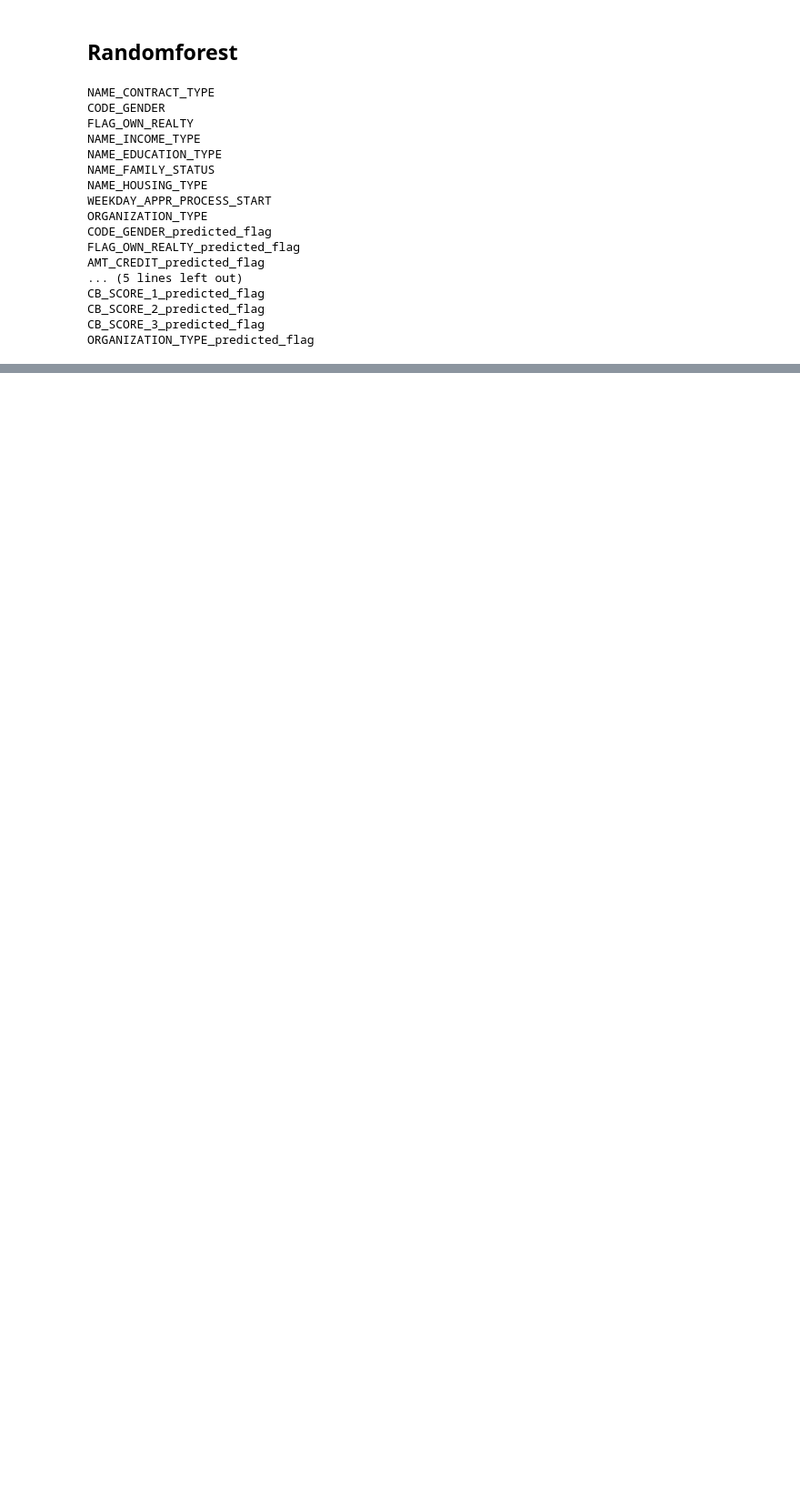
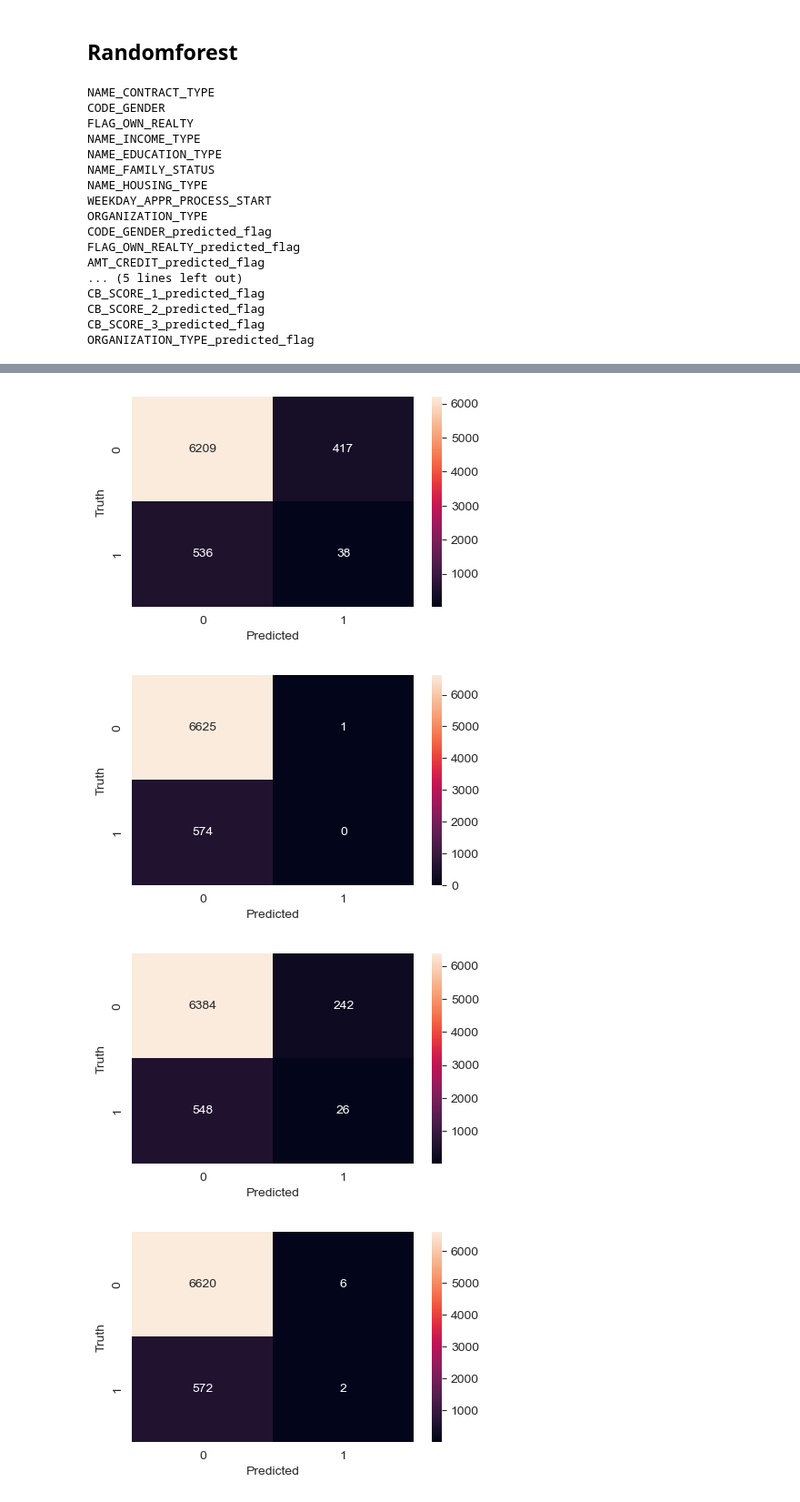
Before and after one commit to yellowlemontea/JB_DS2, a Jupyter notebook: Jun_working_file_230911.ipynb, the cells around one changed output, grey strips where cells are left out. Shown at 91% size. Drawn from its saved outputs; the diff is of its cells as text; code cells hidden in the pictures; blank space fills up the shorter version.

```diff
--- a/Jun_working_file_230911.ipynb
+++ b/Jun_working_file_230911.ipynb
@@ -1029,7 +1071,7 @@ ORGANIZATION_TYPE_predicted_flag
 # %%
 from sklearn.ensemble import RandomForestClassifier
 from sklearn.svm import SVC
-
+from lightgbm import LGBMClassifier
 
 
 # Train a RandomForest model
@@ -1041,6 +1083,6 @@ svm_model=SVC()
 svm_model.fit(X_train,y_train)
 
 # Train a LightGBM model
-# lgbm_model=LGBMClassifier()
-# lgbm_model.fit(X_train,y_train)
+lgbm_model=LGBMClassifier()
+lgbm_model.fit(X_train,y_train)
 # %% [output]
@@ -1048,24 +1090,28 @@ SVC()
 # %%
 from sklearn.metrics import accuracy_score, precision_score, recall_score, f1_score, roc_auc_score
 
-# Assume that y_test are the true labels and y_pred are the predicted labels.
-y_pred_rf = rf_model.predict(X_test)
+# Assume that y_valid are the true labels and y_pred are the predicted labels.
+y_pred_rf = random_forest_model.predict(X_test)
 y_pred_svm = svm_model.predict(X_test)
+y_pred_lgbm = lgbm_model.predict(X_test)
+y_pred_dnn = predicted_classes
 
 
-models = ['Random Forest', 'SVM']
-predictions = [y_pred_rf, y_pred_svm]
+
+
+models = ['Random Forest', 'SVM', 'lgbm', 'dnn']
+predictions = [y_pred_rf, y_pred_svm, y_pred_lgbm,  y_pred_dnn]
 
 for i,model in enumerate(models):
     print(f"Model: {model}")
-    print("Accuracy:", accuracy_score(y_test,predictions[i]))
-    print("Precision:", precision_score(y_test,predictions[i]))
-    print("Recall:", recall_score(y_test,predictions[i]))
-    print("F1-Score:", f1_score(y_test,predictions[i]))
+    print("Accuracy:", accuracy_score(y_valid,predictions[i]))
+    print("Precision:", precision_score(y_valid,predictions[i]))
+    print("Recall:", recall_score(y_valid,predictions[i]))
+    print("F1-Score:", f1_score(y_valid,predictions[i]))
     # For AUC-ROC score we need probability estimates of the positive class
     # Not all models have a predict_proba method (like SVC), hence we check if it exists
     if hasattr(eval(model.lower().replace(' ', '_')+'_model'), "predict_proba"):
-        print("AUC-ROC:", roc_auc_score(y_test,
+        print("AUC-ROC:", roc_auc_score(y_valid,
               eval(model.lower().replace(' ', '_')+'_model').predict_proba(X_test)[:, 1]))
         print()
 # %% [output]
@@ -1083,0 +1144,12 @@ F1-Score: 1.0
+# %%
+for i in predictions:
+    cm = confusion_matrix(y_valid, i)
+    plt.figure(figsize=(5,3))
+    sns.heatmap(cm, annot=True, fmt='d')
+    plt.xlabel('Predicted')
+    plt.ylabel('Truth')
+# %% [output]
+[figure, added]
+[figure, added]
+[figure, added]
+[figure, added]
```
Also changed, not shown: parts of 17 cells of this notebook.
